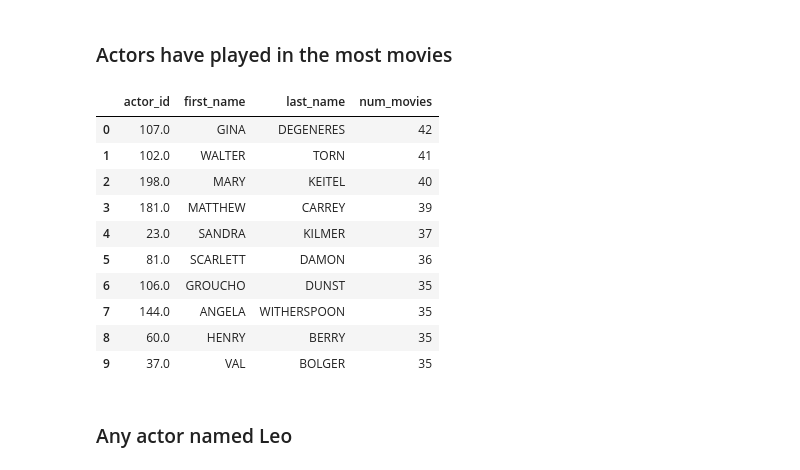
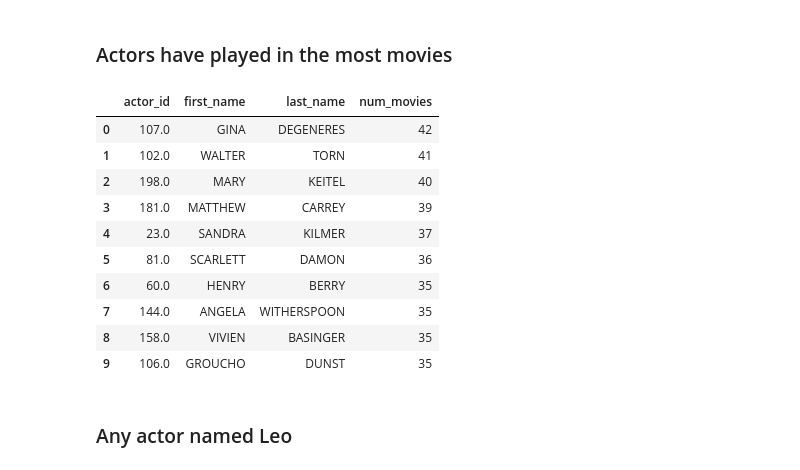
Before and after one commit to LeoLindqvist123/sakila_lab_Leo_Lindqvist-kr-hnert, a Jupyter notebook: notebooks/duckdb_pandas.ipynb, the cells around one changed output. Cells and saved outputs as stored; diff of their text form; code cells hidden in the pictures.

```diff
--- a/notebooks/duckdb_pandas.ipynb
+++ b/notebooks/duckdb_pandas.ipynb
@@ -106,33 +111,36 @@ q_d
 # %% [markdown]
 ### Actors have played in the most movies
-# %%
-q_e = conn.sql("""
-    SELECT
-        a.actor_id,
-        a.first_name,
-        a.last_name,
-        COUNT(*) AS num_movies
-    FROM actor a
-    JOIN film_actor fa
-        ON a.actor_id = fa.actor_id
-    GROUP BY a.actor_id, a.first_name, a.last_name
-    ORDER BY num_movies DESC
-    LIMIT 10;
-""").df()
-
-q_e
-# %% [output]
-|  | actor_id | first_name | last_name | num_movies |
-| 0 | 107.0 | GINA | DEGENERES | 42 |
-| 1 | 102.0 | WALTER | TORN | 41 |
-| 2 | 198.0 | MARY | KEITEL | 40 |
-| 3 | 181.0 | MATTHEW | CARREY | 39 |
-| 4 | 23.0 | SANDRA | KILMER | 37 |
-| 5 | 81.0 | SCARLETT | DAMON | 36 |
-| 6 | 106.0 | GROUCHO | DUNST | 35 |
-| 7 | 144.0 | ANGELA | WITHERSPOON | 35 |
-| 8 | 60.0 | HENRY | BERRY | 35 |
-| 9 | 37.0 | VAL | BOLGER | 35 |
+# %%
+q_e = conn.sql("""
+    SELECT
+        actor.actor_id,
+        actor.first_name,
+        actor.last_name,
+        COUNT(*) AS num_movies
+    FROM actor
+    JOIN film_actor
+        ON actor.actor_id = film_actor.actor_id
+    GROUP BY
+        actor.actor_id,
+        actor.first_name,
+        actor.last_name
+    ORDER BY num_movies DESC
+    LIMIT 10;
+""").df()
+
+q_e
+# %% [output]
+|  | actor_id | first_name | last_name | num_movies |
+| 0 | 107.0 | GINA | DEGENERES | 42 |
+| 1 | 102.0 | WALTER | TORN | 41 |
+| 2 | 198.0 | MARY | KEITEL | 40 |
+| 3 | 181.0 | MATTHEW | CARREY | 39 |
+| 4 | 23.0 | SANDRA | KILMER | 37 |
+| 5 | 81.0 | SCARLETT | DAMON | 36 |
+| 6 | 60.0 | HENRY | BERRY | 35 |
+| 7 | 144.0 | ANGELA | WITHERSPOON | 35 |
+| 8 | 158.0 | VIVIEN | BASINGER | 35 |
+| 9 | 106.0 | GROUCHO | DUNST | 35 |
 # %% [markdown]
 ### Any actor named Leo
 # %%
```
Also changed, not shown: parts of 12 cells of this notebook, 13 other files.
